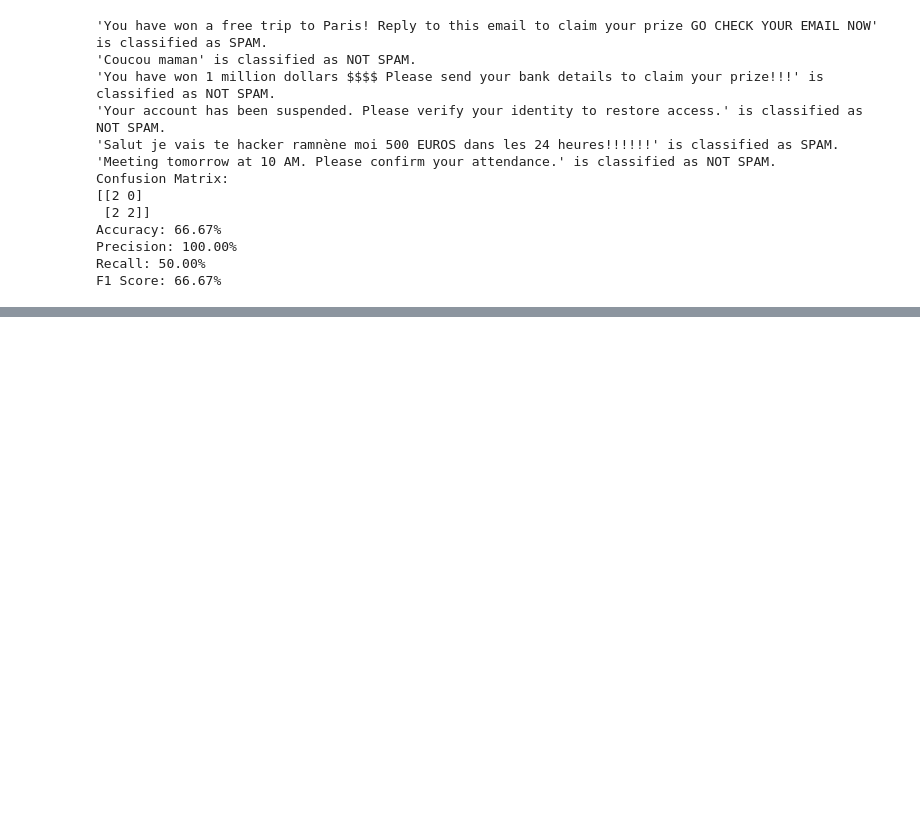
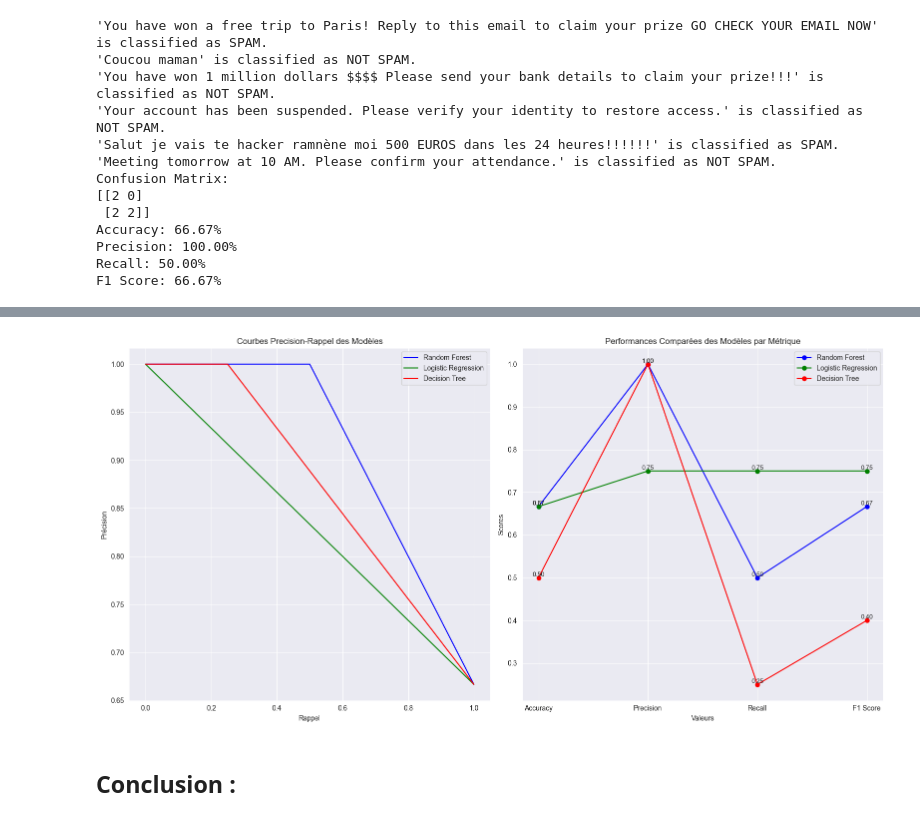
Before and after one commit to lone0s/isd, a Jupyter notebook: Projet_UPEC_SPAM.ipynb, the cells around one changed output, grey strips where cells are left out. Cells and saved outputs as stored; diff of their text form; code cells hidden in the pictures; blank space fills up the shorter version.

```diff
--- a/Projet_UPEC_SPAM.ipynb
+++ b/Projet_UPEC_SPAM.ipynb
@@ -445,0 +712,57 @@ F1 Score: 66.67%
+# %%
+import matplotlib.pyplot as plt
+from sklearn.metrics import precision_recall_curve
+
+# Données
+models = ['Random Forest', 'Logistic Regression', 'Decision Tree']
+metrics = ['Accuracy', 'Precision', 'Recall', 'F1 Score']
+
+accuracy_scores = [accuracy, accuracy_lr, accuracy_dtc]
+precision_scores = [precision, precision_lr, precision_dtc]
+recall_scores = [recall, recall_lr, recall_dtc]
+f1_scores = [f1, f1_lr, f1_dtc]
+
+scores = [
+    [accuracy, precision, recall, f1],          # Random Forest
+    [accuracy_lr, precision_lr, recall_lr, f1_lr],  # Logistic Regression
+    [accuracy_dtc, precision_dtc, recall_dtc, f1_dtc]  # Decision Tree
+]
+
+precision_rfc, recall_rfc, _ = precision_recall_curve(y_tests, y_preds)
+precision_lr, recall_lr, _ = precision_recall_curve(y_tests, y_preds_lr)
+precision_dtc, recall_dtc, _ = precision_recall_curve(y_tests, y_preds_dtc)
+
+# Création de la figure avec deux sous-graphiques
+fig, axs = plt.subplots(1, 2, figsize=(16, 8))
+
+# Sous-graphe 1 : Courbes de précision-rappel
+axs[0].plot(recall_rfc, precision_rfc, label='Random Forest', color='blue')
+axs[0].plot(recall_lr, precision_lr, label='Logistic Regression', color='green')
+axs[0].plot(recall_dtc, precision_dtc, label='Decision Tree', color='red')
+
+axs[0].set_xlabel('Rappel')
+axs[0].set_ylabel('Précision')
+axs[0].set_title('Courbes Precision-Rappel des Modèles')
+axs[0].legend()
+axs[0].grid(True)
+
+# Sous-graphe 2 : Graphique en lignes connectées
+colors = ['blue', 'green', 'red']
+for i, model in enumerate(models):
+    axs[1].plot(metrics, scores[i], marker='o', label=model, color=colors[i])
+    for j, metric in enumerate(metrics):
+        axs[1].text(metric, scores[i][j], f'{scores[i][j]:.2f}', ha='center', va='bottom', fontsize=9)
+
+axs[1].set_title('Performances Comparées des Modèles par Métrique')
+axs[1].set_xlabel('Valeurs')
+axs[1].set_ylabel('Scores')
+axs[1].legend()
+axs[1].grid(True)
+
+
+plt.tight_layout()
+plt.show()
+# %% [output]
+[figure, added]
+# %% [markdown]
+## Conclusion :
```
Also changed, not shown: parts of 23 cells of this notebook.
